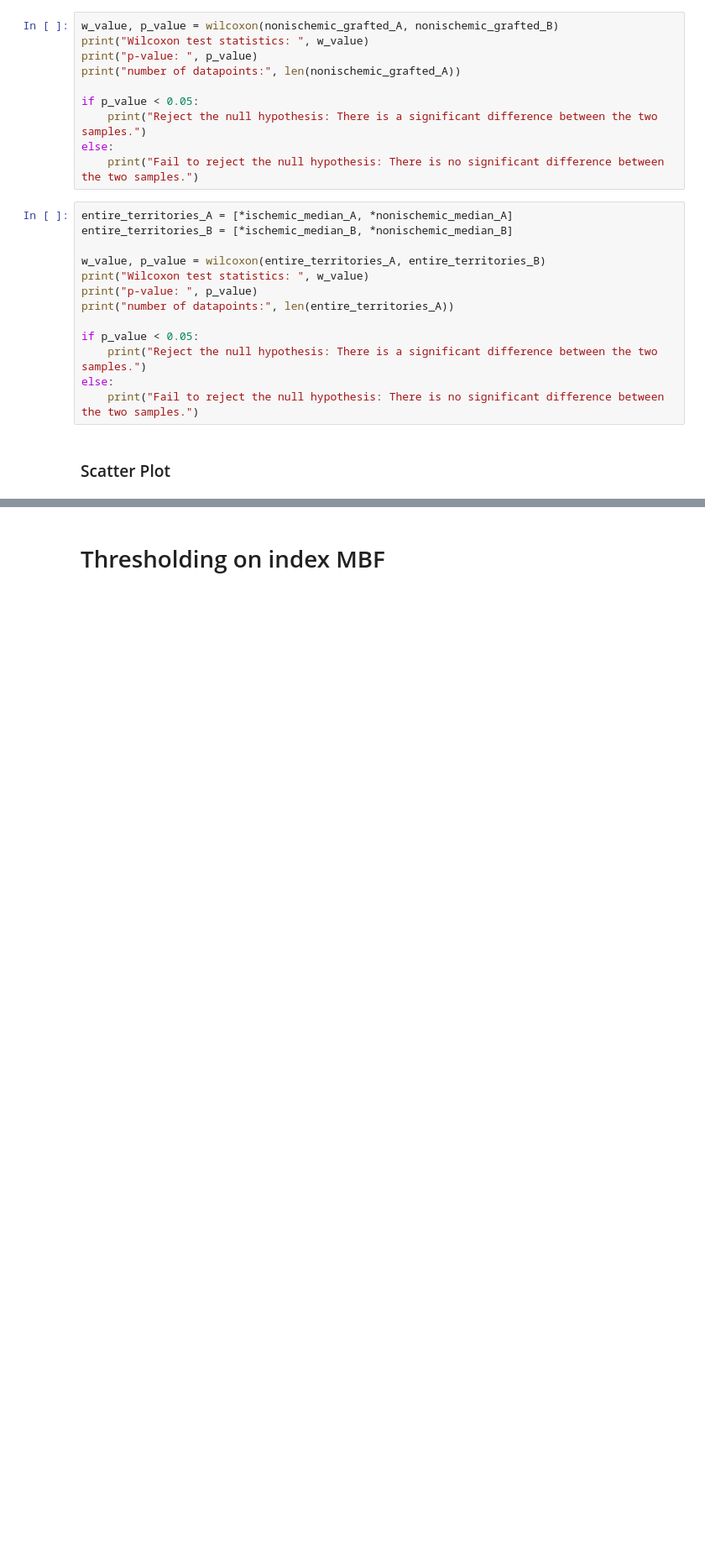
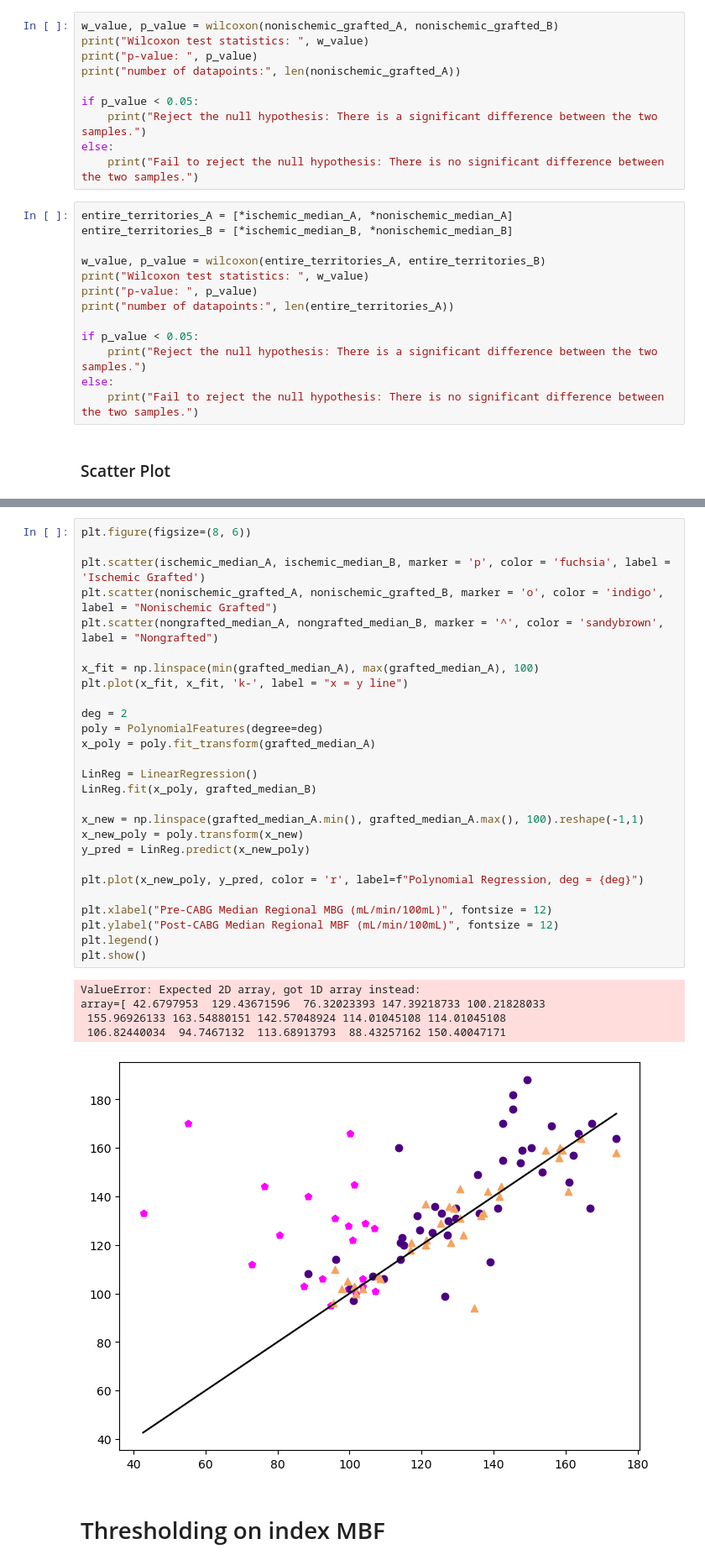
Before and after one commit to aseresti/CABG_Scripts, a Jupyter notebook: CABG/MBFTools/InterPatientVariability.ipynb, the cells around one changed output, grey strips where cells are left out. Shown at 84% size. Drawn from its saved outputs; the diff is of its cells as text; blank space fills up the shorter version.

Commit message:
Poly reg

```diff
--- a/CABG/MBFTools/InterPatientVariability.ipynb
+++ b/CABG/MBFTools/InterPatientVariability.ipynb
@@ -886,3 +892,36 @@ plt.show()
+# %%
+plt.figure(figsize=(8, 6))
+
+plt.scatter(ischemic_median_A, ischemic_median_B, marker = 'p', color = 'fuchsia', label = 'Ischemic Grafted')
+plt.scatter(nonischemic_grafted_A, nonischemic_grafted_B, marker = 'o', color = 'indigo', label = "Nonischemic Grafted")
+plt.scatter(nongrafted_median_A, nongrafted_median_B, marker = '^', color = 'sandybrown', label = "Nongrafted")
+
+x_fit = np.linspace(min(grafted_median_A), max(grafted_median_A), 100)
+plt.plot(x_fit, x_fit, 'k-', label = "x = y line")
+
+deg = 2
+poly = PolynomialFeatures(degree=deg)
+x_poly = poly.fit_transform(grafted_median_A)
+
+LinReg = LinearRegression()
+LinReg.fit(x_poly, grafted_median_B)
+
+x_new = np.linspace(grafted_median_A.min(), grafted_median_A.max(), 100).reshape(-1,1)
+x_new_poly = poly.transform(x_new)
+y_pred = LinReg.predict(x_new_poly)
+
+plt.plot(x_new_poly, y_pred, color = 'r', label=f"Polynomial Regression, deg = {deg}")
+
+plt.xlabel("Pre-CABG Median Regional MBG (mL/min/100mL)", fontsize = 12)
+plt.ylabel("Post-CABG Median Regional MBF (mL/min/100mL)", fontsize = 12)
+plt.legend()
+plt.show()
+# %% [output]
+ValueError: Expected 2D array, got 1D array instead:
+array=[ 42.6797953  129.43671596  76.32023393 147.39218733 100.21828033
+ 155.96926133 163.54880151 142.57048924 114.01045108 114.01045108
+ 106.82440034  94.7467132  113.68913793  88.43257162 150.40047171
+[figure, added]
 # %% [markdown]
 # Thresholding on index MBF
 # %%
```
Also changed, not shown: parts of 3 cells of this notebook.
